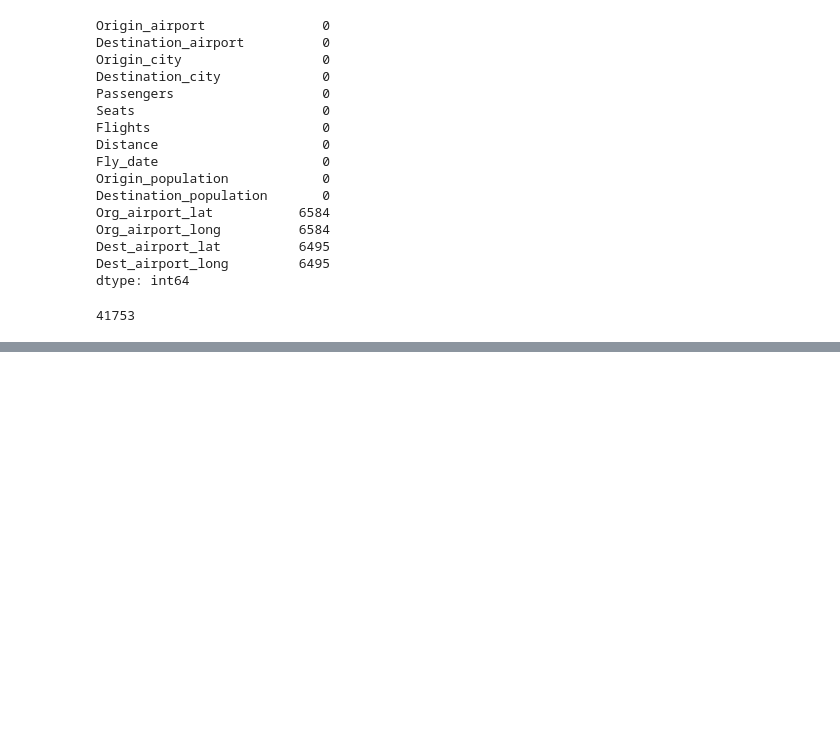
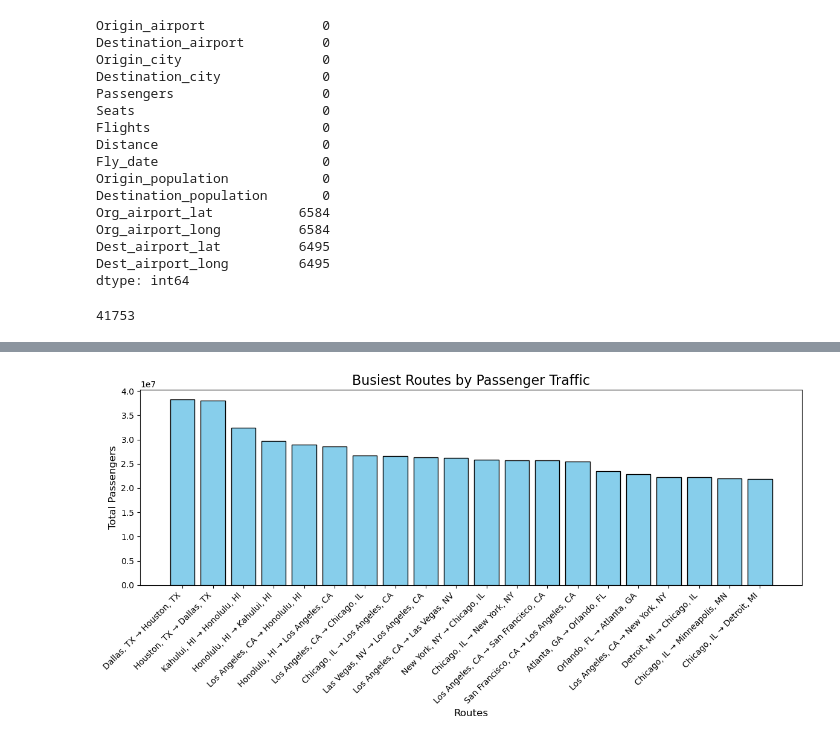
Before and after one commit to robertomagno1/ADM-HM5, a Jupyter notebook: main.ipynb, the cells around one changed output, grey strips where cells are left out. Cells and saved outputs as stored; diff of their text form; code cells hidden in the pictures; blank space fills up the shorter version.

```diff
--- a/main.ipynb
+++ b/main.ipynb
@@ -244,0 +237,4 @@ Identified Hubs (Airports with high degree):
+# %%
+total_passengers = (df.groupby(['Origin_city', 'Destination_city'])['Passengers'].sum()
+                    .reset_index().rename(columns={"Passengers": "Total_passengers"}))
+total_passengers_df = total_passengers[['Origin_city', 'Destination_city', 'Total_passengers']]
@@ -244,0 +257,22 @@ Identified Hubs (Airports with high degree):
+# %%
+# Sorting to find busiest routes by passengers flow
+busiest_routes = total_passengers.sort_values(by='Total_passengers', ascending=False)
+busiest_routes = busiest_routes.head(20)
+# %%
+# Visualise the results
+plt.figure(figsize=(12, 6))
+plt.bar(
+    busiest_routes["Origin_city"] + " → " + busiest_routes["Destination_city"],
+    busiest_routes["Total_passengers"],
+    color="skyblue",
+    edgecolor="black"
+)
+
+plt.title("Busiest Routes by Passenger Traffic", fontsize=16)
+plt.xlabel("Routes", fontsize=12)
+plt.ylabel("Total Passengers", fontsize=12)
+plt.xticks(rotation=45, ha="right", fontsize=10)
+plt.tight_layout()
+plt.show()
+# %% [output]
+[figure, added]
```
Also changed, not shown: parts of 9 cells of this notebook.
